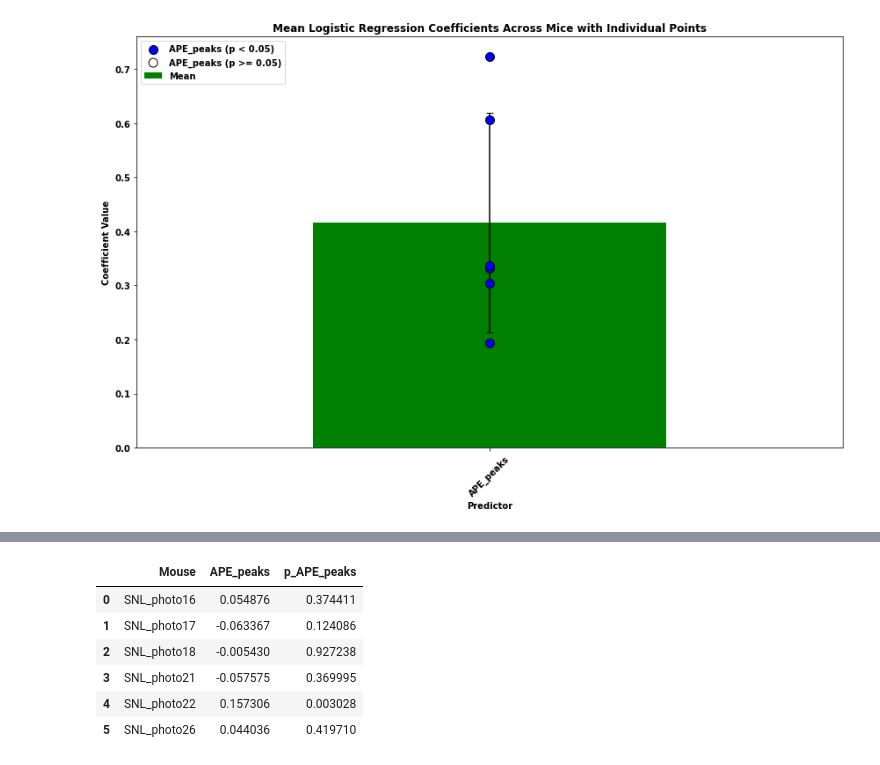
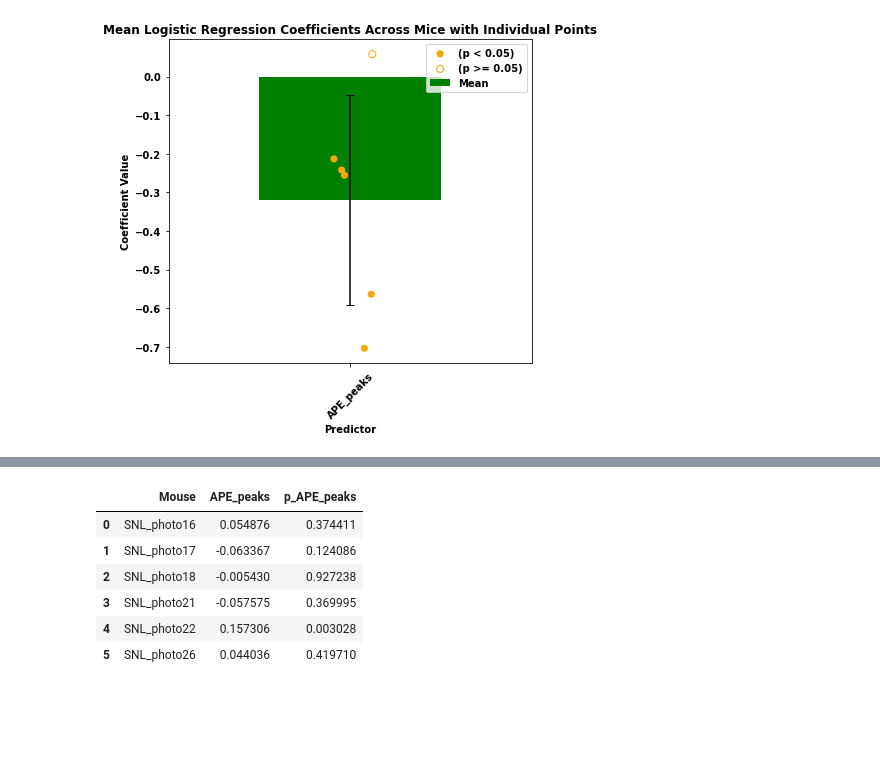
Before and after one commit to fgreenstreet/APE_paper, a Jupyter notebook: figure5/PsychometricAnalysis/logistic_regression_over_learning.ipynb, the cells around one changed output, grey strips where cells are left out. Drawn from its saved outputs; the diff is of its cells as text; code cells hidden in the pictures; blank space fills up the shorter version.

```diff
--- a/figure5/PsychometricAnalysis/logistic_regression_over_learning.ipynb
+++ b/figure5/PsychometricAnalysis/logistic_regression_over_learning.ipynb
@@ -32,12 +32,19 @@ def shift_respecting_index(vals_to_shift, shift_size):
     return shifted_vals
 # %%
 recording_site = 'tail'
+if recording_site == 'Nacc':
+    file_ext = '_reward'
+    # for nacc reward this doesn't include non-punished sessions
+    # (these responses will be aligned to the reward rather than the first incorrect choice)
+    # so need to select for correct trials using 'First choice correct'
+else:
+    file_ext = ''
 mice = change_over_time_mice[recording_site]
 num_mice = len(mice)
 
 results = {}
 for m, mouse in enumerate(mice):
-    bias_file = os.path.join(bias_path, 'pre_processing_bias_{}.pkl'.format(mouse))
+    bias_file = os.path.join(bias_path, 'pre_processing_bias_{}{}.pkl'.format(mouse, file_ext))
     all_session_data = pd.read_pickle(bias_file).drop_duplicates(subset='actual trial nums', keep='first').set_index('actual trial nums')
     contra_side = all_session_data[(all_session_data['trial_type'] == 'contra_data') & (all_session_data['First choice correct'] == 1)]['First response'].unique()[0]
 
@@ -55,8 +62,8 @@ for m, mouse in enumerate(mice):
     all_session_data['next_choice_stay'] = (all_session_data['next_choice'] == all_session_data['choice'])
 
     recorded_trials = all_session_data[(all_session_data['trial_type'].notna())
-                                       & (all_session_data['next_stim_match'] ==1)]
-
+                                       & (all_session_data['next_stim_match'] ==1)
+                                      & all_session_data['First choice correct'] == 0]
     df_for_reg = recorded_trials[['APE_peaks', 'next_choice']].copy()
     df_for_reg.loc[:, 'APE_peaks'] = df_for_reg['APE_peaks'].apply(lambda x: np.nan if isinstance(x, np.ndarray) and x.size == 0 else x)
 
@@ -113,37 +149,39 @@ coef_stats = pd.DataFrame({
 # Determine significance (p < 0.05) at the group level
 coef_stats['Significant'] = coef_stats['p-Value'] < 0.05
 
 # Plotting the coefficients with error bars
-fig, ax = plt.subplots(figsize=(12, 8))
+fig, ax = plt.subplots(figsize=(6, 6))
 
 # Plot the means with error bars (standard deviations)
 coef_stats['Mean'].plot(kind='bar', yerr=coef_stats['Std'], capsize=4, ax=ax, color=coef_stats['Significant'].map({True: 'green', False: 'red'}))
 
-# Add scatter points for individual mice
+# Add scatter points for individual mice with jitter
+jitter_strength = 0.1  # Strength of the jitter
+
 for i, predictor in enumerate(regressors):
-    x = np.full(len(coef_df), i)  # Position scatter points along x-axis
+    x = np.full(len(coef_df), i) + np.random.uniform(-jitter_strength, jitter_strength, len(coef_df))  # Position scatter points with jitter
 
     # Determine if individual mouse coefficient is significant
     sig_mask = coef_df[f'p_{predictor}'] < 0.05
 
     # Plot filled scatter points for significant coefficients
-    ax.scatter(x[sig_mask], coef_df[predictor][sig_mask], color='blue', edgecolor='black', s=100, zorder=3, label=f'{predictor} (p < 0.05)' if i == 0 else "")
+    ax.scatter(x[sig_mask], coef_df[predictor][sig_mask], color='orange', edgecolor='none', s=50, zorder=3, label='(p < 0.05)' if i == 0 else "")
 
     # Plot unfilled scatter points for non-significant coefficients
-    ax.scatter(x[~sig_mask], coef_df[predictor][~sig_mask], facecolors='none', edgecolor='black', s=100, zorder=3, label=f'{predictor} (p >= 0.05)' if i == 0 else "")
+    ax.scatter(x[~sig_mask], coef_df[predictor][~sig_mask], facecolors='none', edgecolor='orange', s=50, zorder=3, label='(p >= 0.05)' if i == 0 else "")
 
 # Customize the plot
 plt.title('Mean Logistic Regression Coefficients Across Mice with Individual Points')
 plt.ylabel('Coefficient Value')
 plt.xlabel('Predictor')
 plt.xticks(rotation=45)
-plt.legend(loc='upper left')
+plt.legend(loc='upper right')
 plt.tight_layout()
 
 # Show the plot
 plt.show()
 
 # Display the statistical significance table
 print(coef_stats)
 # %% [output]
-[figure, old version]
+[figure, new version]
```
Also changed, not shown: parts of 3 cells of this notebook, 7 other files.
